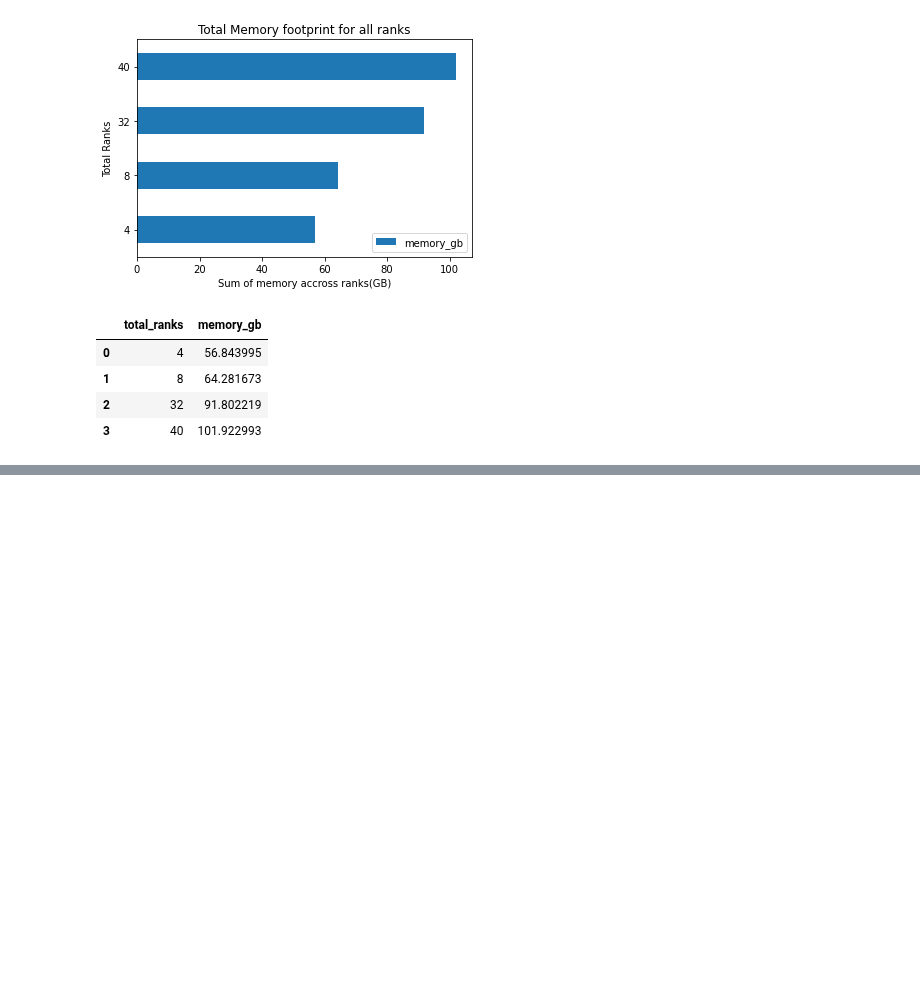
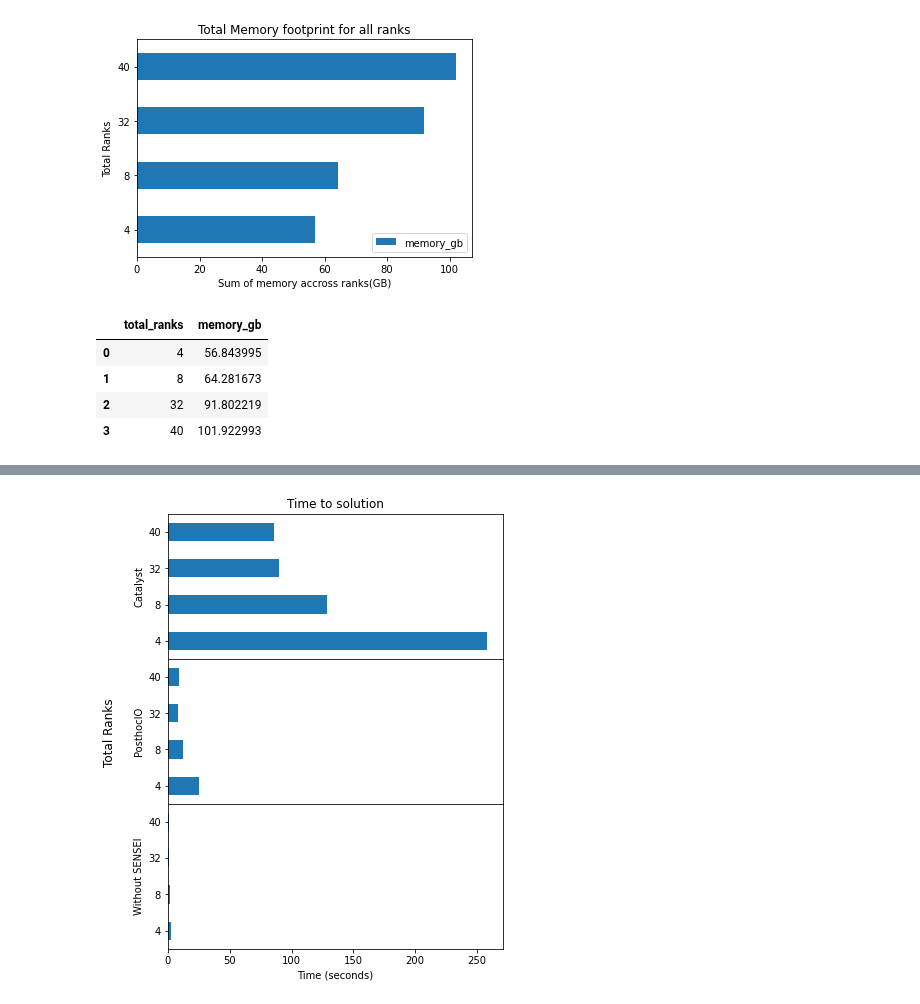
Before and after one commit to mvictoras/isav23-analysis, a Jupyter notebook: Paper Analysis.ipynb, the cells around one changed output, grey strips where cells are left out. Drawn from its saved outputs; the diff is of its cells as text; code cells hidden in the pictures; blank space fills up the shorter version.

```diff
--- a/Paper Analysis.ipynb
+++ b/Paper Analysis.ipynb
@@ -295,3 +324,12 @@ memory_df.groupby('total_ranks')['memory_gb'].mean().reset_index()
 | 1 | 8 | 64.281673 |
 | 2 | 32 | 91.802219 |
 | 3 | 40 | 101.922993 |
+# %%
+# Iterate over each file in the directory
+for site in sites:
+    path = os.path.join(directory, site)
+    file_path = os.path.join(path, "time_to_solution.csv")
+    df = pd.read_csv(file_path)
+    df['site'] = site
+
+df
@@ -297,0 +350,37 @@ memory_df.groupby('total_ranks')['memory_gb'].mean().reset_index()
+# %%
+
+catalyst = df[df['category'] == 'catalyst']
+posthocio = df[df['category'] == 'posthocio']
+no_sensei = df[df['category'] == 'no_sensei']
+
+# Sort the index in ascending order
+catalyst.sort_index(ascending=True, inplace=True)
+posthocio.sort_index(ascending=True, inplace=True)
+no_sensei.sort_index(ascending=True, inplace=True)
+
+fig, axs = plt.subplots(3, figsize=(6,8), sharex=True)
+
+# Plot the stacked bar graph with axes flipped
+catalyst.plot(ax=axs[0], kind='barh', x='ranks', y='time')
+posthocio.plot(ax=axs[1], kind='barh', x='ranks', y='time')
+no_sensei.plot(ax=axs[2], kind='barh', x='ranks', y='time')
+
+# Bring subplots close to each other.
+fig.subplots_adjust(hspace=0)
+fig.suptitle('Total Ranks', rotation="vertical", x = -0.01, y=0.5, va="center", ha="center")
+
+for ax in axs:
+    ax.yaxis.set_label_position('left')
+    ax.get_legend().remove()
+    ax.label_outer()
+
+# Set the title and labels
+axs[0].set_title('Time to solution')
+axs[0].set_ylabel("Catalyst")
+axs[1].set_ylabel("PosthocIO")
+axs[2].set_ylabel("Without SENSEI")
+
+axs[2].set_xlabel("Time (seconds)")
+plt.show()
+# %% [output]
+[figure, added]
```
Also changed, not shown: parts of 18 cells of this notebook, 1 other file.
